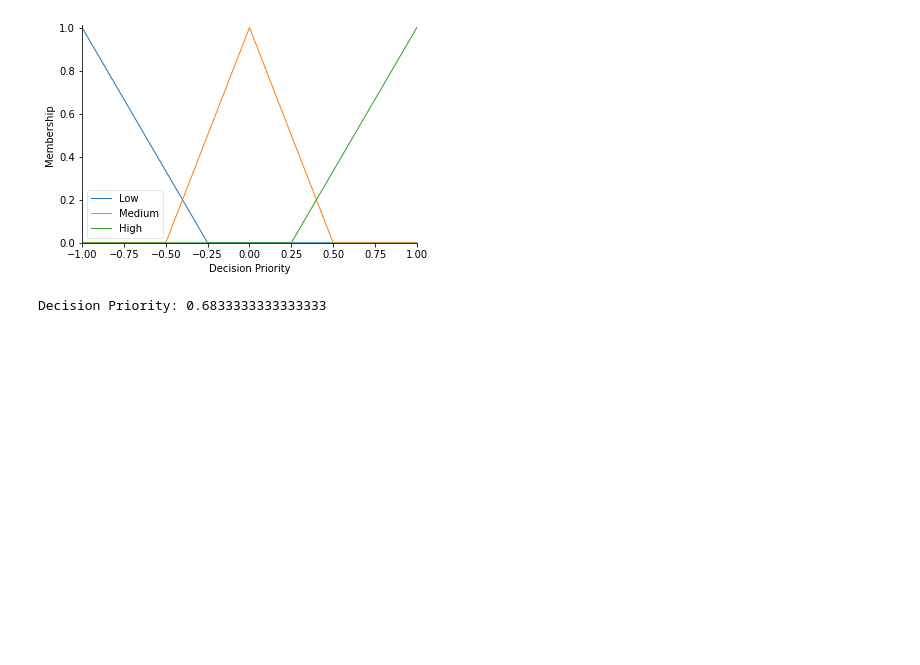
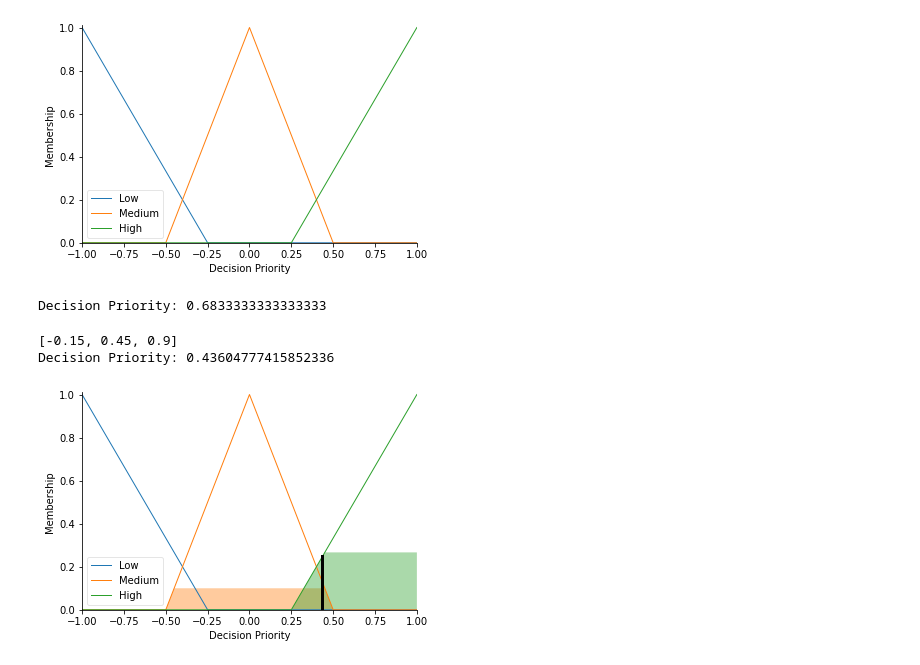
Before and after one commit to ahbanavi/blockchain-fuzzy-voting, a Jupyter notebook: src/main.ipynb, the cells around one changed output. Cells and saved outputs as stored; diff of their text form; code cells hidden in the pictures; blank space fills up the shorter version.

Commit message:
get votes from contract

```diff
--- a/src/main.ipynb
+++ b/src/main.ipynb
@@ -23,7 +23,7 @@ with open("build/Voting.abi", "r") as abi_file:
     abi = abi_file.read()
 
 # get the contract
-contract = w3.eth.contract(address="0x86483c8390741112D875de02a911E4B0a8224285", abi=abi)
+contract = w3.eth.contract(address="0x4bcE0E5A7f520e0eBeF252FE0E666769efA83Ed8", abi=abi)
 # %%
 # get first decision
 decision = contract.functions.decisions(1).call()
@@ -32,0 +33,9 @@ Decision: ['test', '0x722b489F1d5afa914C71c003Bc350Ae6B5702278', 1657543326]
+# %%
+# get votes of first decision
+votes_info = contract.functions.getVotes(1).call()
+
+votes_input = []
+for i in range(len(votes_info)):
+    votes_input.append(votes_info[i][2] / 100)
+
+print("Votes:", votes_input)
@@ -104,7 +115,7 @@ compute = ctrl.ControlSystemSimulation(decision_priority_ctrl)
 # set input values
 compute.input['Vote 0'] = 0.5
 compute.input['Vote 1'] = 0.5
-compute.input['Vote 2'] =
+compute.input['Vote 2'] = 0.5
 
 # compute output
 compute.compute()
@@ -113,3 +124,17 @@ compute.compute()
 print('Decision Priority: ' + str(compute.output['Decision Priority']))
 # %% [output]
 Decision Priority: 0.6833333333333333
+# %%
+print(votes_input)
+compute.input['Vote 0'] = votes_input[0]
+compute.input['Vote 1'] = votes_input[1]
+compute.input['Vote 2'] = votes_input[2]
+
+compute.compute()
+print('Decision Priority: ' + str(compute.output['Decision Priority']))
+
+decision_priority.view(sim=compute)
+# %% [output]
+[-0.15, 0.45, 0.9]
+Decision Priority: 0.43604777415852336
+[figure, added]
```
Also changed, not shown: parts of 2 cells of this notebook, 1 other file.
